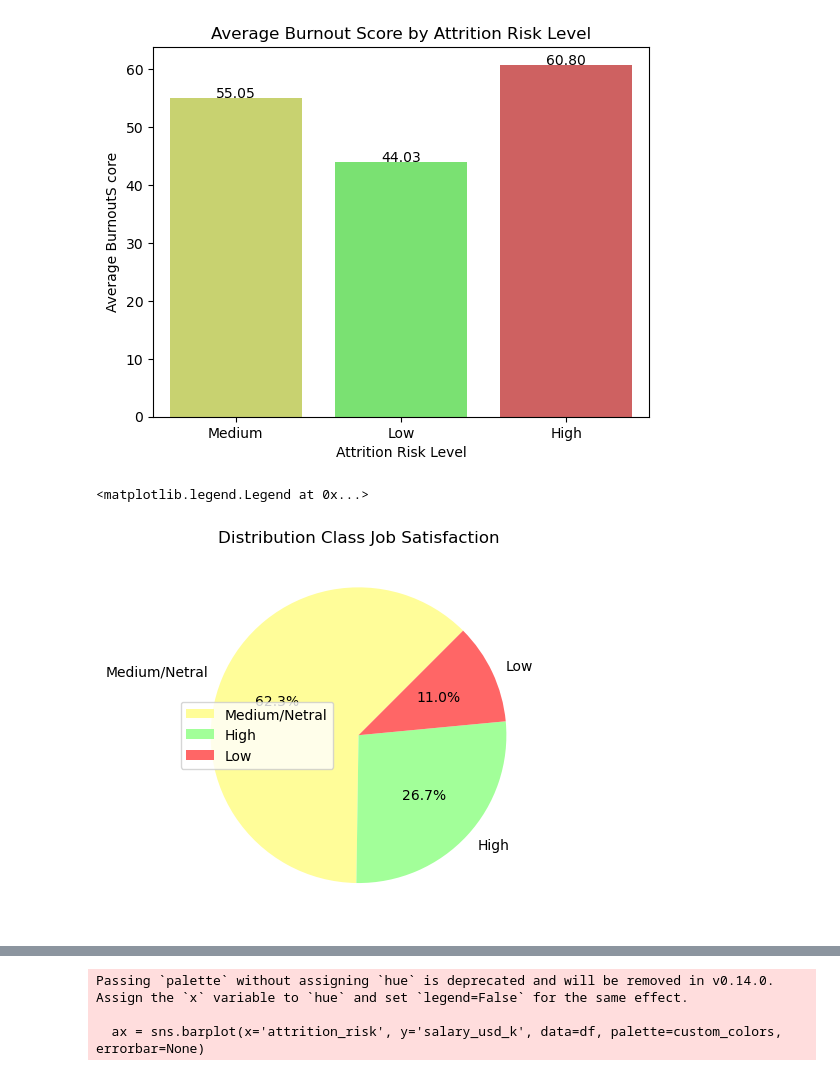
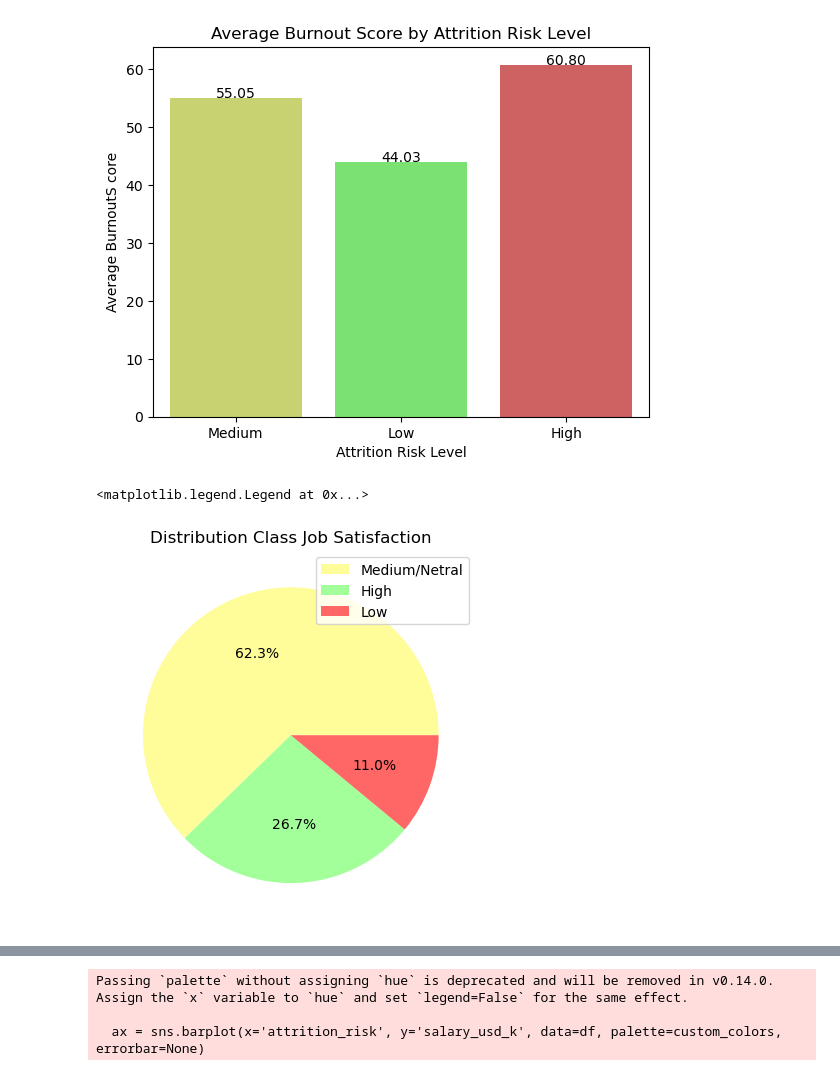
Before and after one commit to noctican/10-MuhammadArsyadSetiawan-CandraAndikaPutra, a Jupyter notebook: FindDataset.ipynb, the cells around one changed output, grey strips where cells are left out. Saved outputs shown, nothing was run; the diff lists cells and outputs as text; code cells hidden in the pictures.

```diff
--- a/FindDataset.ipynb
+++ b/FindDataset.ipynb
@@ -395,15 +483,15 @@ Passing `palette` without assigning `hue` is deprecated and will be removed in v
 # %%
 custom_colors = ["#fffd99","#a2ff99", "#ff6666"]
 
 label = df["job_satisfaction_category"].unique()
 size = df["job_satisfaction_category"].value_counts()
 
-plt.pie(size, labels=label, autopct="%1.1f%%", startangle=45, colors=custom_colors)
+plt.pie(size, autopct="%1.1f%%", colors=custom_colors)
 plt.title("Distribution Class Job Satisfaction")
-plt.legend()
+plt.legend(label)
 # %% [output]
 <matplotlib.legend.Legend at 0x...>
-[figure, old version]
+[figure, new version]
 # %%
 custom_colors = ["#d5e260", "#6bf35f", "#e04f4f"]
 
```
Also changed, not shown: parts of 14 cells of this notebook.
